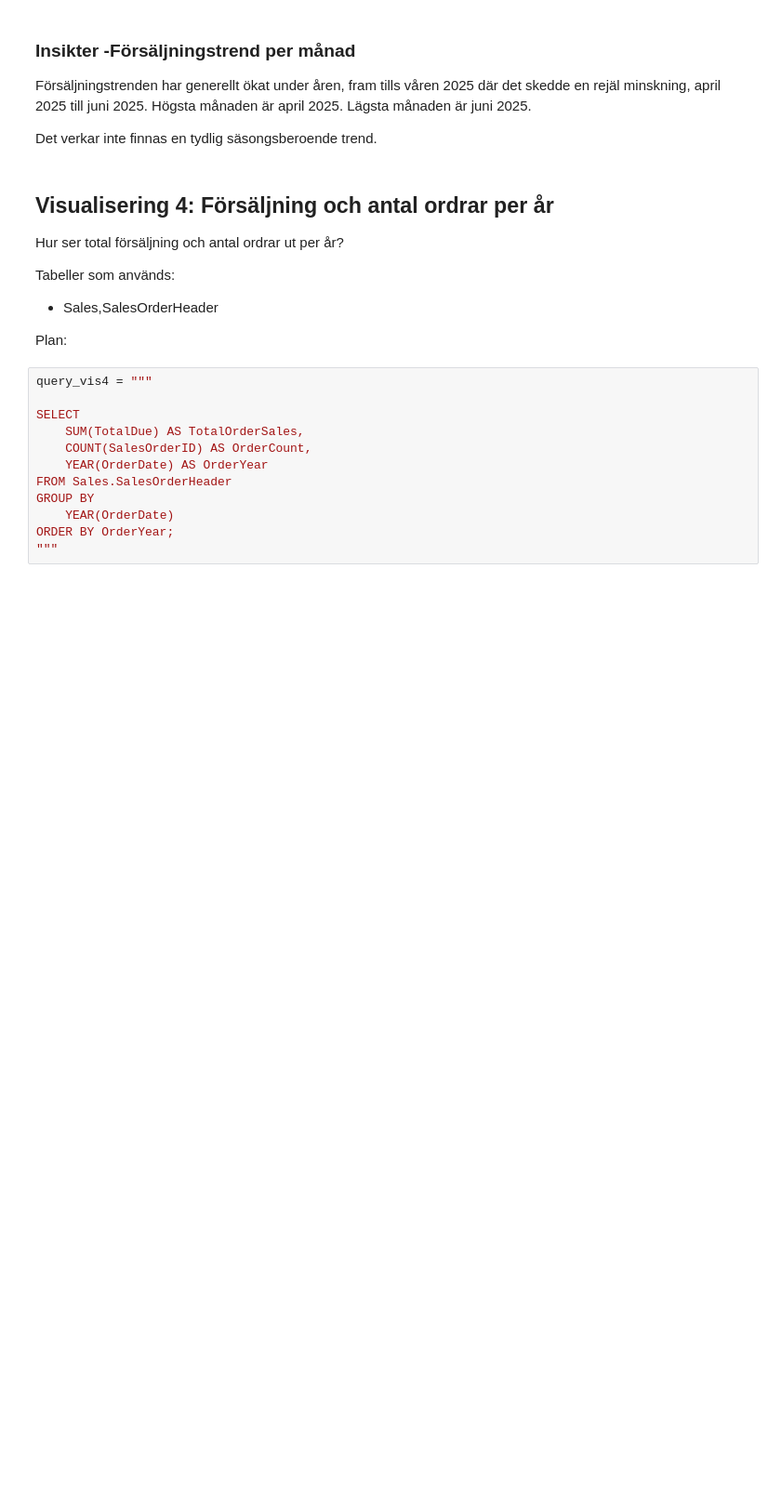
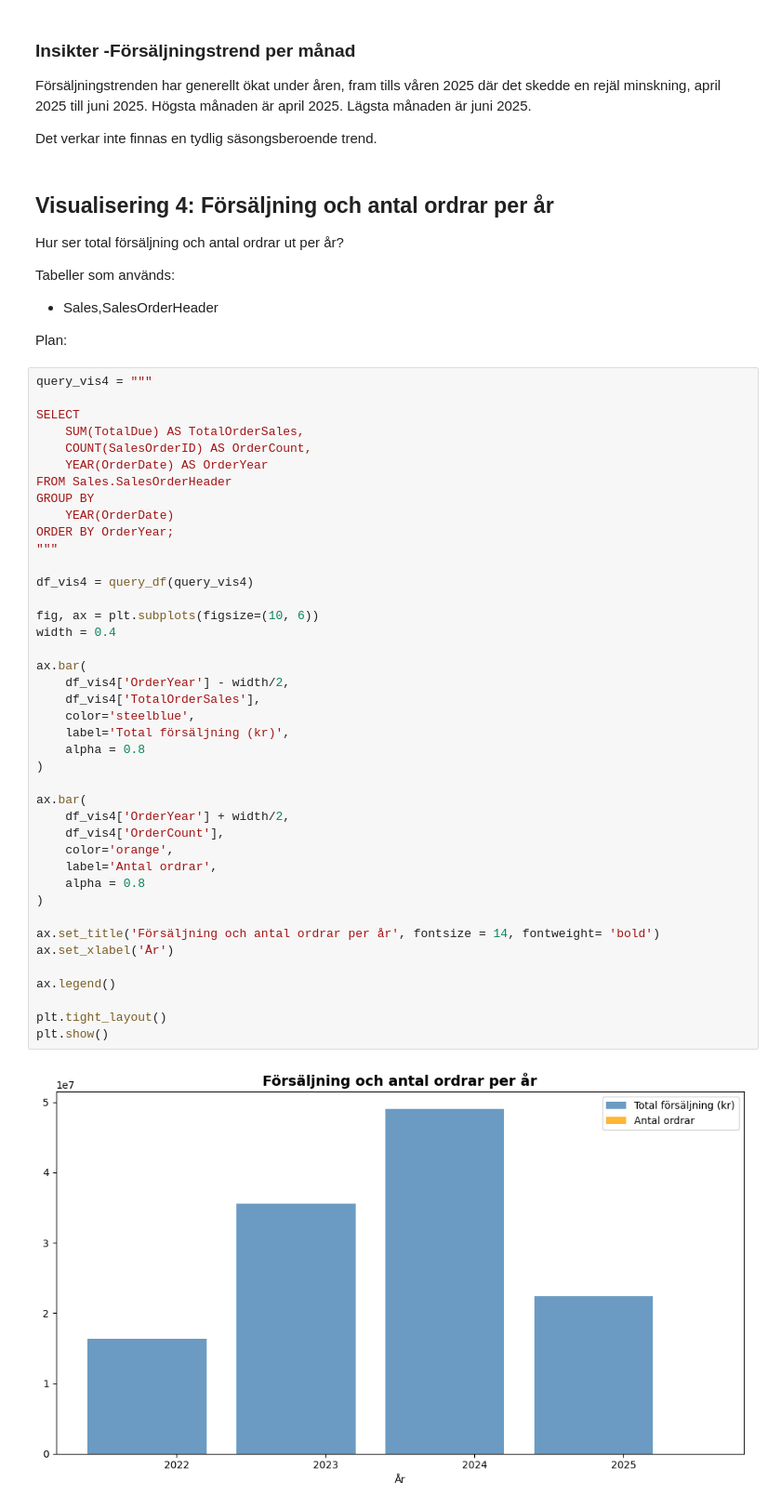
Before and after one commit to iidaclaesson/AdventureWorks2025-analys, a Jupyter notebook: notebooks/analys.ipynb, the cells around one changed output. Shown at 93% size. Saved outputs shown, nothing was run; the diff lists cells and outputs as text; blank space fills up the shorter version.

```diff
--- a/notebooks/analys.ipynb
+++ b/notebooks/analys.ipynb
@@ -223,12 +223,43 @@ Plan:
 # %%
 query_vis4 = """
 
 SELECT
     SUM(TotalDue) AS TotalOrderSales,
     COUNT(SalesOrderID) AS OrderCount,
     YEAR(OrderDate) AS OrderYear
 FROM Sales.SalesOrderHeader
 GROUP BY
     YEAR(OrderDate)
 ORDER BY OrderYear;
 """
+
+df_vis4 = query_df(query_vis4)
+
+fig, ax = plt.subplots(figsize=(10, 6))
+width = 0.4
+
+ax.bar(
+    df_vis4['OrderYear'] - width/2,
+    df_vis4['TotalOrderSales'],
+    color='steelblue',
+    label='Total försäljning (kr)',
+    alpha = 0.8
+)
+
+ax.bar(
+    df_vis4['OrderYear'] + width/2,
+    df_vis4['OrderCount'],
+    color='orange',
+    label='Antal ordrar',
+    alpha = 0.8
+)
+
+ax.set_title('Försäljning och antal ordrar per år', fontsize = 14, fontweight= 'bold')
+ax.set_xlabel('År')
+
+ax.legend()
+
+plt.tight_layout()
+plt.show()
+# %% [output]
+[figure, added]
```
